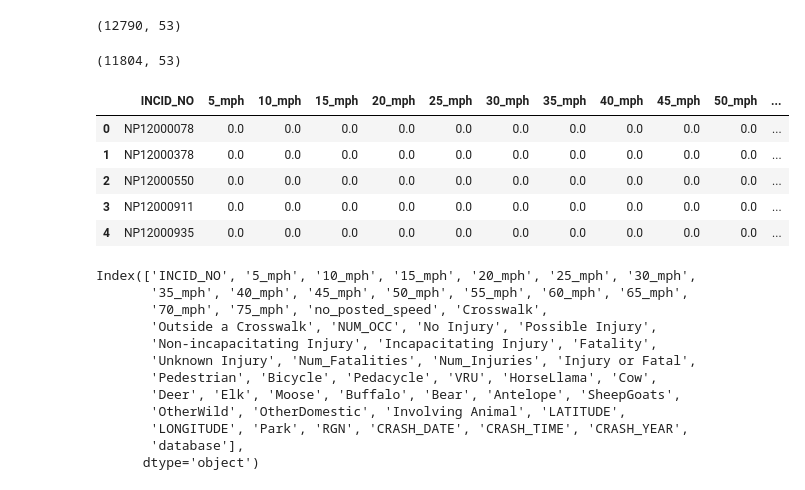
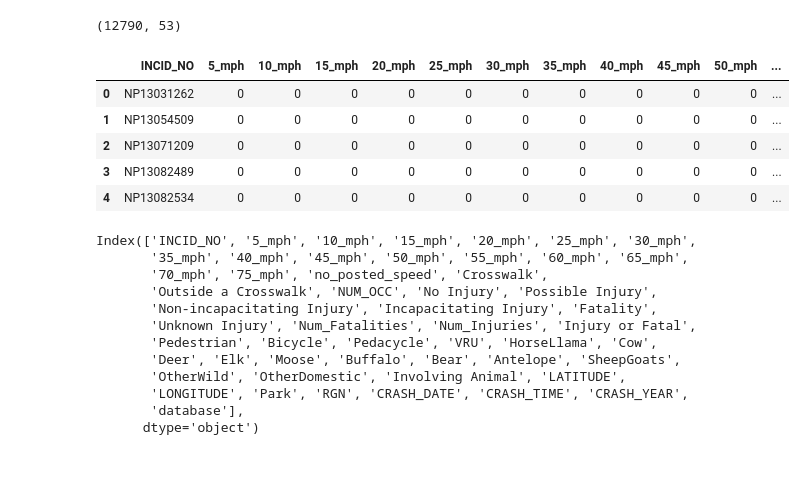
Before and after one commit to VolpeUSDOT/NPS-Region-Crash-Briefing, a Jupyter notebook: data cleaning notebooks/IMARS cleaning 2022.ipynb, the cells around one changed output. Drawn from its saved outputs; the diff is of its cells as text; code cells hidden in the pictures.

Commit message:
Fixed IMARS cleaning bug regarding INCID_NO
- output new IMARS tables with bug fix
- re-ran IMARS/CDS join to create new analysis_2022 database containing fixed IMARS data

```diff
--- a/data cleaning notebooks/IMARS cleaning 2022.ipynb
+++ b/data cleaning notebooks/IMARS cleaning 2022.ipynb
@@ -27,9 +26,9 @@ Archive
 IMARS 2012 - 2021.xlsx
 # %%
-imars_crash = pd.read_excel("./IMARS/IMARS 2012 - 2021.xlsx", sheet_name = "Location")
-imars_passenger = pd.read_excel("./IMARS/IMARS 2012 - 2021.xlsx", sheet_name = "Person")
-imars_vehicle = pd.read_excel("./IMARS/IMARS 2012 - 2021.xlsx", sheet_name = "Vehicle")
-imars_crash_details = pd.read_excel("./IMARS/IMARS 2012 - 2021.xlsx", sheet_name = "Classification")
+imars_crash = pd.read_excel("./New IMARS/IMARS 2012 - 2021.xlsx", sheet_name = "Location")
+imars_passenger = pd.read_excel("./New IMARS/IMARS 2012 - 2021.xlsx", sheet_name = "Person")
+imars_vehicle = pd.read_excel("./New IMARS/IMARS 2012 - 2021.xlsx", sheet_name = "Vehicle")
+imars_crash_details = pd.read_excel("./New IMARS/IMARS 2012 - 2021.xlsx", sheet_name = "Classification")
 # %%
 imars_crash.shape
 # %% [output]
@@ -985,7 +982,7 @@ imars_crash_expanded.head()
 imars_crash_expanded.to_csv("./IMARS_crash_full.csv",index=False)
 # %%
 # rename column to match CDS column name
-imars_crash_expanded['INCID_NO'] = imars_crash_details['IMARS_Record_No']
+imars_crash_expanded['INCID_NO'] = imars_crash_expanded['IMARS_Record_No']
 # parse out crucial basic crash info
 imars_crash_slim = imars_crash_expanded[['INCID_NO','Latitude','Longitude','Park','RGN','CRASH_DATE','CRASH_TIME','CRASH_YEAR']]
 imars_crash_slim = imars_crash_slim.rename(columns={'Latitude':'LATITUDE','Longitude':'LONGITUDE'})
@@ -1173,18 +1159,16 @@ imars_slim_all.shape
 # %% [output]
 (12790, 53)
 # %%
-# drop rows with missing passenger or vehicle table entries, such that all final data have records in all tables
-imars_slim_alltablespopulated = imars_slim_all[imars_slim_all['35_mph'].notna()]
-imars_slim_alltablespopulated.shape
+## drop rows with missing passenger or vehicle table entries, such that all final data have records in all tables
+#imars_slim_alltablespopulated = imars_slim_all[imars_slim_all['35_mph'].notna()]
+#imars_slim_alltablespopulated.shape
-# %% [output]
-(11804, 53)
 # %%
-imars_slim_alltablespopulated.head()
+imars_slim_all.head()
 # %% [output]
 |  | INCID_NO | 5_mph | 10_mph | 15_mph | 20_mph | 25_mph | 30_mph | 35_mph | 40_mph | 45_mph | 50_mph | ... |
-| 0 | NP12000078 | 0.0 | 0.0 | 0.0 | 0.0 | 0.0 | 0.0 | 0.0 | 0.0 | 0.0 | 0.0 | ... |
-| 1 | NP12000378 | 0.0 | 0.0 | 0.0 | 0.0 | 0.0 | 0.0 | 0.0 | 0.0 | 0.0 | 0.0 | ... |
-| 2 | NP12000550 | 0.0 | 0.0 | 0.0 | 0.0 | 0.0 | 0.0 | 0.0 | 0.0 | 0.0 | 0.0 | ... |
-| 3 | NP12000911 | 0.0 | 0.0 | 0.0 | 0.0 | 0.0 | 0.0 | 0.0 | 0.0 | 0.0 | 0.0 | ... |
-| 4 | NP12000935 | 0.0 | 0.0 | 0.0 | 0.0 | 0.0 | 0.0 | 0.0 | 0.0 | 0.0 | 0.0 | ... |
+| 0 | NP13031262 | 0 | 0 | 0 | 0 | 0 | 0 | 0 | 0 | 0 | 0 | ... |
+| 1 | NP13054509 | 0 | 0 | 0 | 0 | 0 | 0 | 0 | 0 | 0 | 0 | ... |
+| 2 | NP13071209 | 0 | 0 | 0 | 0 | 0 | 0 | 0 | 0 | 0 | 0 | ... |
+| 3 | NP13082489 | 0 | 0 | 0 | 0 | 0 | 0 | 0 | 0 | 0 | 0 | ... |
+| 4 | NP13082534 | 0 | 0 | 0 | 0 | 0 | 0 | 0 | 0 | 0 | 0 | ... |
 # %%
```
Also changed, not shown: parts of 22 cells of this notebook.
